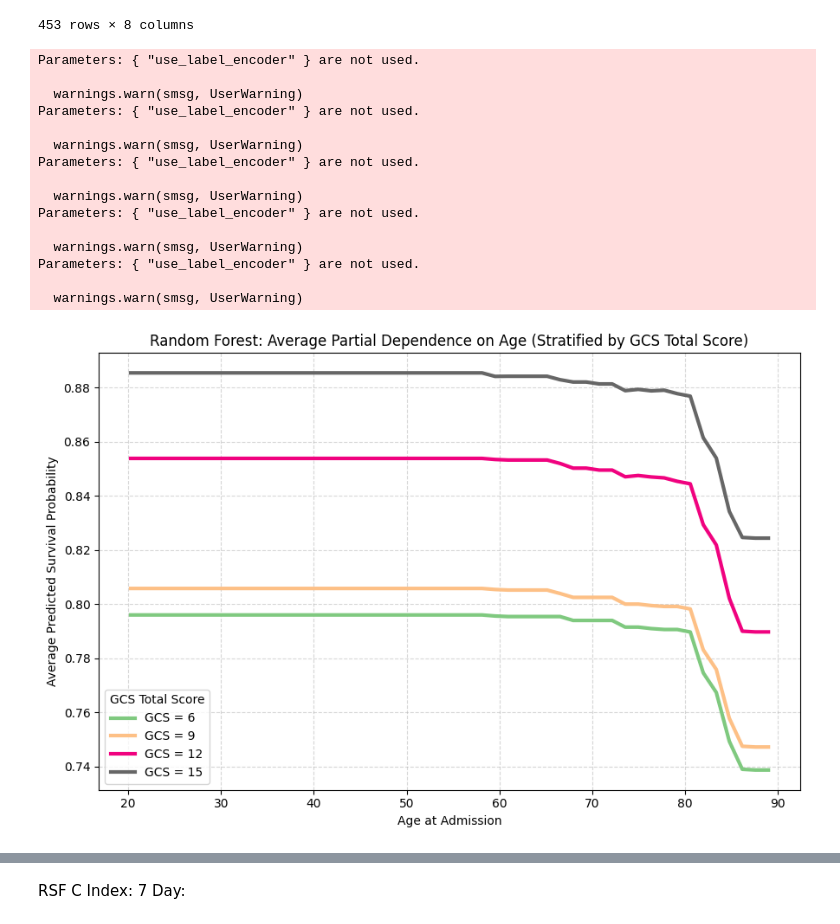
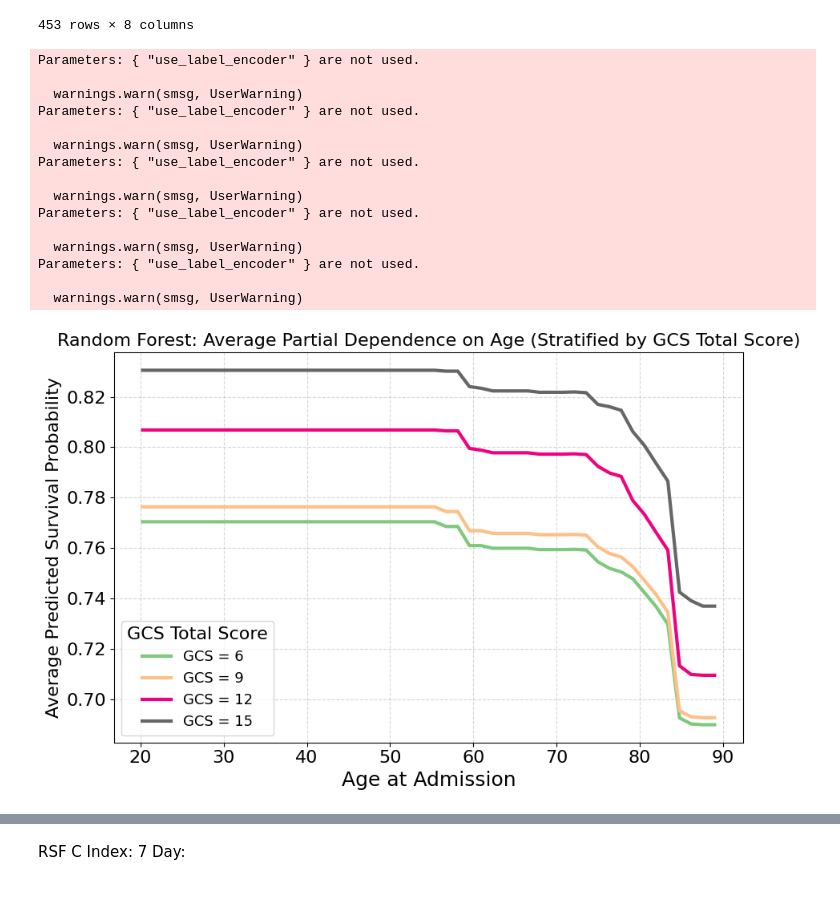
Before and after one commit to abrownjosh/mimic-survival-causal, a Jupyter notebook: Survival Analysis/CrossValidation.ipynb, the cells around one changed output, grey strips where cells are left out. Drawn from its saved outputs; the diff is of its cells as text; code cells hidden in the pictures; blank space fills up the shorter version.

Commit message:
plots on just rf

```diff
--- a/Survival Analysis/CrossValidation.ipynb
+++ b/Survival Analysis/CrossValidation.ipynb
@@ -106,7 +106,7 @@ def splitXY(train_dfs, test_dfs):
     combined["survived_90"] = combined["survival_days"] > 90
 
     # Do one-hot encoding across the entire dataset
-    X_all = pd.get_dummies(combined.drop(columns=["subject_id", "survival_days", "survived_90", "event", "surv_days_w_mean_imps", "delta"]))
+    X_all = pd.get_dummies(combined.drop(columns=["subject_id", "survival_days", "survived_90", "event", "surv_days_w_mean_imps", "delta", "dbsource"]))
     y_all = combined["surv_days_w_mean_imps"]
     y_event = combined["event"]
 
@@ -447,11 +467,12 @@ def plot_pdp_by_gcs(models, X_trains, feature_x, fixed_feature, fixed_values, mo
         color = cmap(i / (len(fixed_values) - 1))
         plt.plot(age_vals, avg_curve, label=f"GCS = {fixed_val}", color=color, linewidth=3)
 
-    plt.xlabel("Age at Admission")
-    plt.ylabel("Average Predicted Survival Probability")
-    plt.title(f"{model_name}: Average Partial Dependence on Age (Stratified by GCS Total Score)")
-    plt.legend(title="GCS Total Score")
+    plt.xlabel("Age at Admission", fontsize=18)
+    plt.ylabel("Average Predicted Survival Probability", fontsize=16)
+    plt.title(f"{model_name}: Average Partial Dependence on Age (Stratified by GCS Total Score)", fontsize=16)
+    plt.legend(title="GCS Total Score", fontsize=13, title_fontsize = 16)
     plt.grid(True, linestyle="--", alpha=0.5)
+    plt.tick_params(axis='both', labelsize=16)
     plt.tight_layout()
     plt.show()
 
@@ -477,31 +498,31 @@ rf = RandomForestClassifier(
     n_estimators=266,
     min_samples_split=11,
     min_samples_leaf=11,
     max_features="log2",
     random_state=7
 )
 
 # Fit models for each imputation
 rsf_models = [rf.fit(X_train[i], y_train[i]['event']) for i in range(5)]
 xgb_models = [xgb.fit(X_train[i], y_train[i]['event']) for i in range(5)]
 
 # Plot
 plot_pdp_by_gcs(rsf_models, X_train, feature_x="age.at.admit", fixed_feature="gcs_total", fixed_values=[6, 9, 12, 15], model_name="Random Forest", time_buckets=time_buckets)
 plot_pdp_by_gcs(xgb_models, X_train, feature_x="age.at.admit", fixed_feature="gcs_total", fixed_values=[6, 9, 12, 15], model_name="Gradient Boosting", time_buckets=time_buckets)
 # %% [output]
 Parameters: { "use_label_encoder" } are not used.
 
   warnings.warn(smsg, UserWarning)
 Parameters: { "use_label_encoder" } are not used.
 
   warnings.warn(smsg, UserWarning)
 Parameters: { "use_label_encoder" } are not used.
 
   warnings.warn(smsg, UserWarning)
 Parameters: { "use_label_encoder" } are not used.
 
   warnings.warn(smsg, UserWarning)
 Parameters: { "use_label_encoder" } are not used.
 
   warnings.warn(smsg, UserWarning)
-[figure, old version]
+[figure, new version]
```
Also changed, not shown: parts of 13 cells of this notebook.
